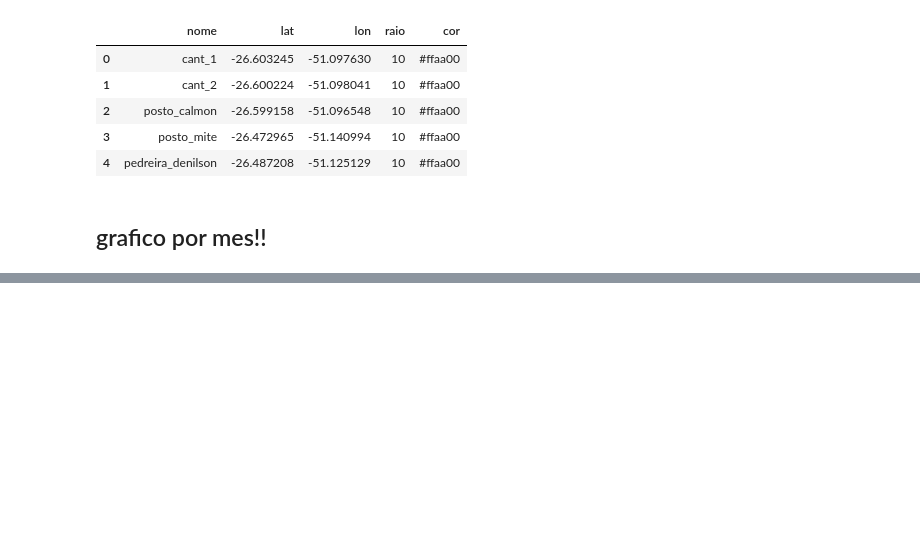
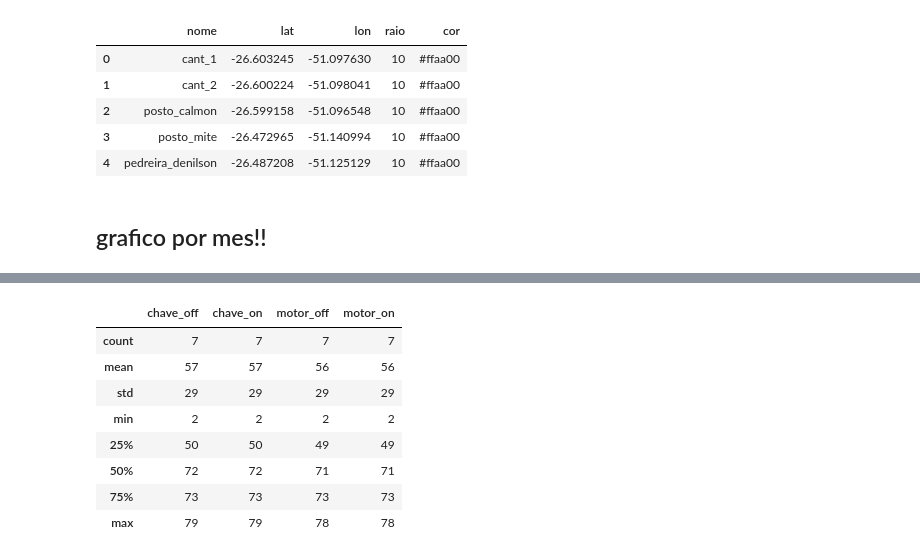
Before and after one commit to CAIOZANETTI/gps_maquina, a Jupyter notebook: etl_tabela_gps.ipynb, the cells around one changed output, grey strips where cells are left out. Cells and saved outputs as stored; diff of their text form; code cells hidden in the pictures; blank space fills up the shorter version.

```diff
--- a/etl_tabela_gps.ipynb
+++ b/etl_tabela_gps.ipynb
@@ -385,0 +395,12 @@ df.T
+# %%
+df4.describe().astype(int)
+# %% [output]
+|  | chave_off | chave_on | motor_off | motor_on |
+| count | 7 | 7 | 7 | 7 |
+| mean | 57 | 57 | 56 | 56 |
+| std | 29 | 29 | 29 | 29 |
+| min | 2 | 2 | 2 | 2 |
+| 25% | 50 | 50 | 49 | 49 |
+| 50% | 72 | 72 | 71 | 71 |
+| 75% | 73 | 73 | 73 | 73 |
+| max | 79 | 79 | 78 | 78 |
```
Also changed, not shown: parts of 5 cells of this notebook, 2 other files.
